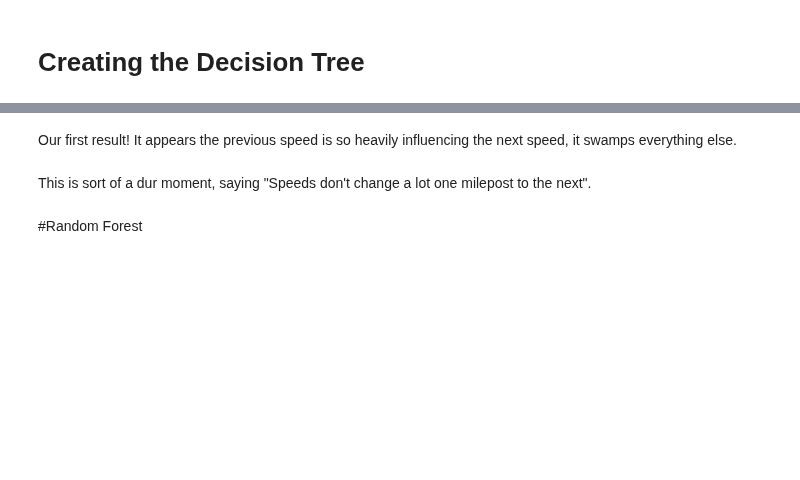
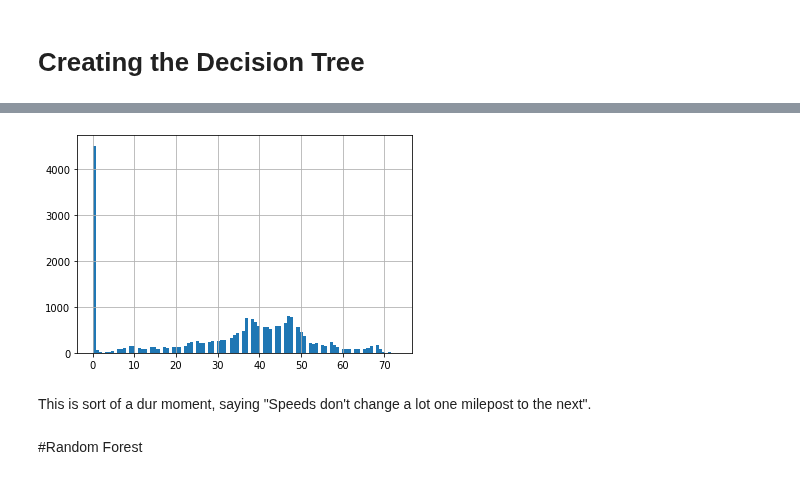
Before and after one commit to swicklund/hackathon, a Jupyter notebook: MLModel2-2_10MinutesLater.ipynb, the cells around one changed output, grey strips where cells are left out. Saved outputs shown, nothing was run; the diff lists cells and outputs as text; code cells hidden in the pictures; blank space fills up the shorter version.

```diff
--- a/MLModel2-2_10MinutesLater.ipynb
+++ b/MLModel2-2_10MinutesLater.ipynb
@@ -250,7 +446,7 @@ fi[:10]
-# %% [markdown]
-Our first result! It appears the previous speed is so heavily influencing the next speed, it swamps everything else.
 # %%
-ax = xs['lastReportedPosition.speedMPH'].hist()
+ax = xs['lastReportedPosition.speedMPH'].hist(bins=100)
+# %% [output]
+[figure, added]
 # %% [markdown]
 This is sort of a dur moment, saying "Speeds don't change a lot one milepost to the next".
 # %% [markdown]
```
Also changed, not shown: parts of 39 cells of this notebook.
